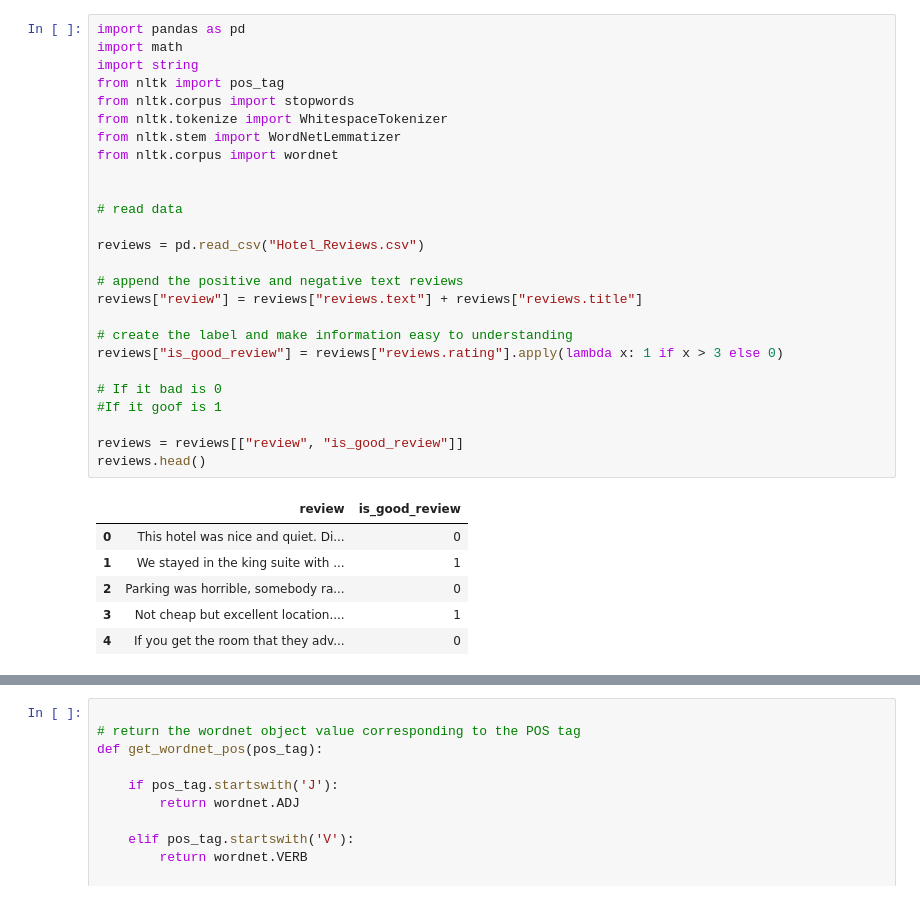
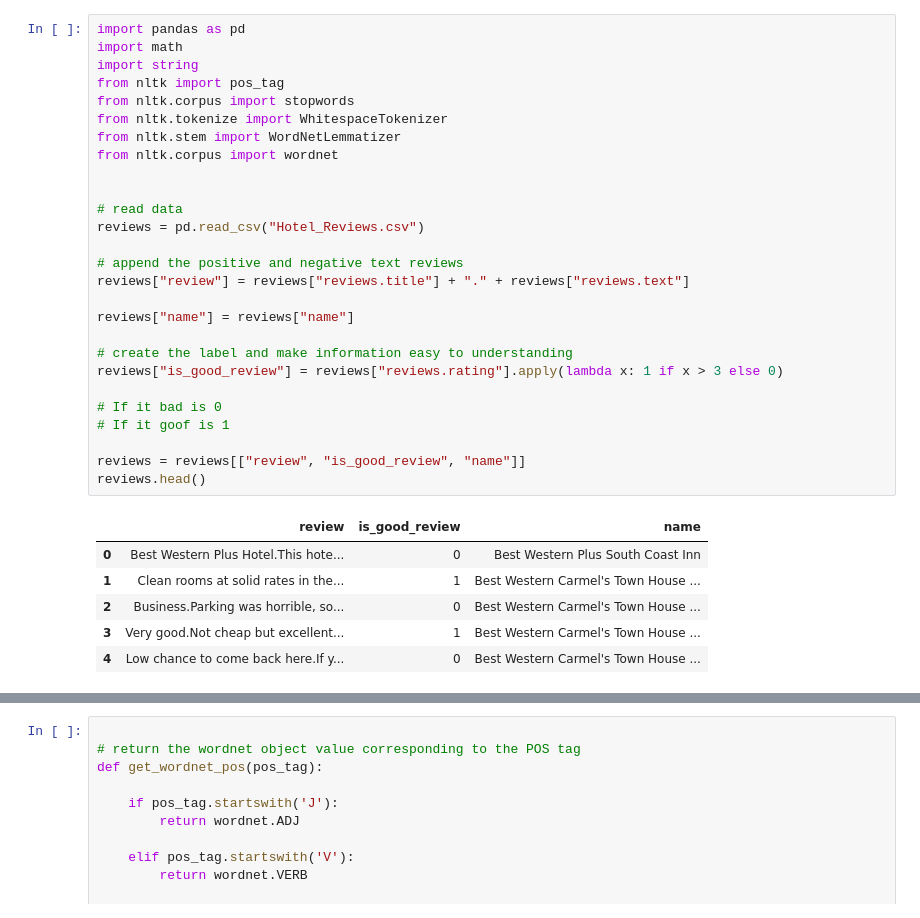
Before and after one commit to ratchanon-dev/Ranking-hotels-from-positive-and-negative-reviews-and-Categorize-reviews, a Jupyter notebook: Main.ipynb, the cells around one changed output, grey strips where cells are left out. Drawn from its saved outputs; the diff is of its cells as text.

```diff
--- a/Main.ipynb
+++ b/Main.ipynb
@@ -1,33 +1,34 @@
 # %%
 import pandas as pd
 import math
 import string
 from nltk import pos_tag
 from nltk.corpus import stopwords
 from nltk.tokenize import WhitespaceTokenizer
 from nltk.stem import WordNetLemmatizer
 from nltk.corpus import wordnet
 
 
 # read data
-
 reviews = pd.read_csv("Hotel_Reviews.csv")
 
 # append the positive and negative text reviews
-reviews["review"] = reviews["reviews.text"] + reviews["reviews.title"]
+reviews["review"] = reviews["reviews.title"] + "." + reviews["reviews.text"]
+
+reviews["name"] = reviews["name"]
 
 # create the label and make information easy to understanding
 reviews["is_good_review"] = reviews["reviews.rating"].apply(lambda x: 1 if x > 3 else 0)
 
 # If it bad is 0
-#If it goof is 1
+# If it goof is 1
 
-reviews = reviews[["review", "is_good_review"]]
+reviews = reviews[["review", "is_good_review", "name"]]
 reviews.head()
 # %% [output]
-|  | review | is_good_review |
-| 0 | This hotel was nice and quiet. Di... | 0 |
-| 1 | We stayed in the king suite with ... | 1 |
-| 2 | Parking was horrible, somebody ra... | 0 |
-| 3 | Not cheap but excellent location.... | 1 |
-| 4 | If you get the room that they adv... | 0 |
+|  | review | is_good_review | name |
+| 0 | Best Western Plus Hotel.This hote... | 0 | Best Western Plus South Coast Inn |
+| 1 | Clean rooms at solid rates in the... | 1 | Best Western Carmel's Town House ... |
+| 2 | Business.Parking was horrible, so... | 0 | Best Western Carmel's Town House ... |
+| 3 | Very good.Not cheap but excellent... | 1 | Best Western Carmel's Town House ... |
+| 4 | Low chance to come back here.If y... | 0 | Best Western Carmel's Town House ... |
```
Also changed, not shown: parts of 11 cells of this notebook.
